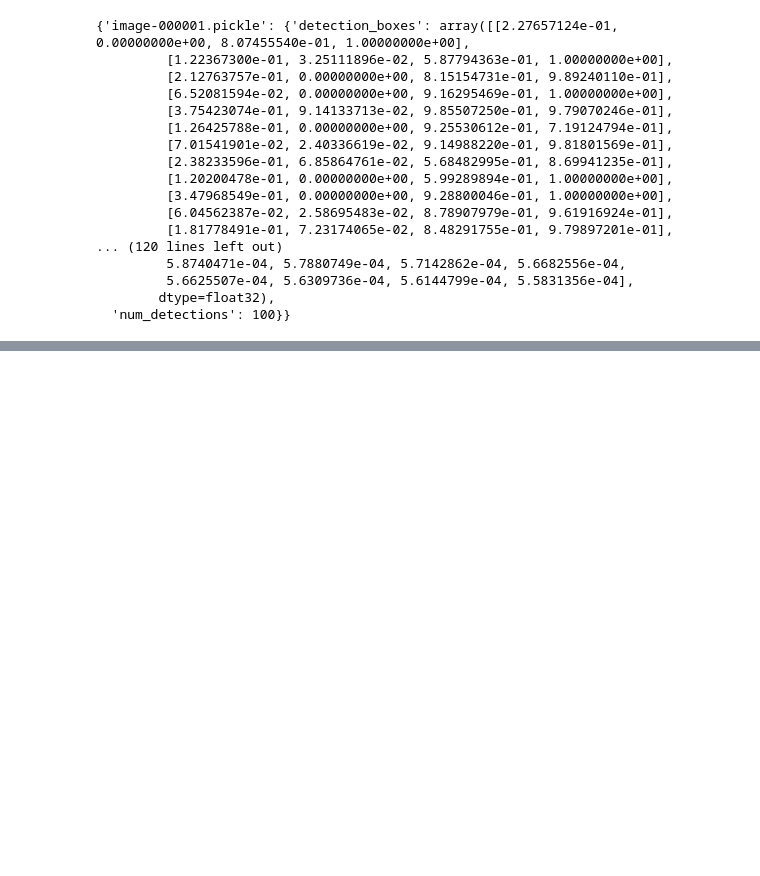
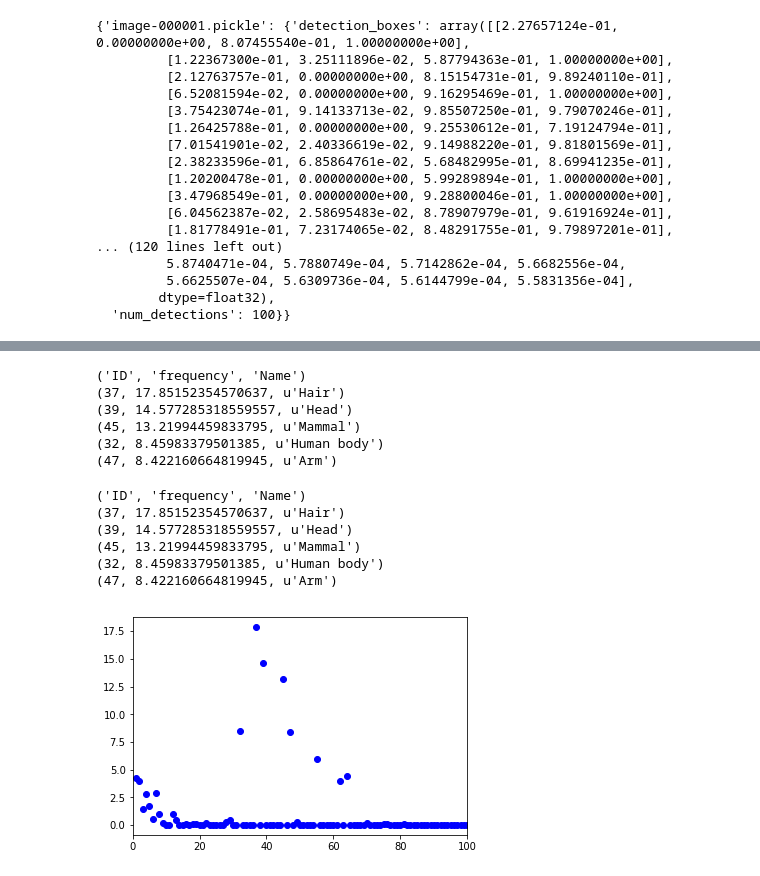
Before and after one commit to qoo/models, a Jupyter notebook: research/object_detection/od_video_analysis_v1.ipynb, the cells around one changed output, grey strips where cells are left out. Cells and saved outputs as stored; diff of their text form; code cells hidden in the pictures; blank space fills up the shorter version.

```diff
--- a/research/object_detection/od_video_analysis_v1.ipynb
+++ b/research/object_detection/od_video_analysis_v1.ipynb
@@ -97,0 +307,15 @@ for folder in sorted(os.listdir(input_dir)):
+# %%
+def plot_class(od_dir, results, NUM_CLASSES, topN=5, out_path=''):
+    results[od_dir]['Words']
+    total_cnt = 0
+#     for cnt in results[od_dir]['Words'].values():
+#         total_cnt += cnt
+    total_cnt = sum(results[od_dir]['Words'].values())
+    xx = [x+1 for x in range(NUM_CLASSES)]
+    yy = [results[od_dir]['Words'][x+1]*100.0/total_cnt   for x in range(NUM_CLASSES)  ]
+    plt.xlim(0, 547);
+    # plt.ylim(0, 1.0);
+    plt.plot(xx, yy, 'ob');
+    print_topN(od_dir, results, topN)
+    if out_path:
+        plt.savefig(out_path, transparent=False, dpi = 300)
@@ -97,0 +366,16 @@ for folder in sorted(os.listdir(input_dir)):
+# %%
+wordsFreqDict=results[od_dir]['Words']
+# Create a list of tuples sorted by index 1 i.e. value field
+listofTuples = sorted(wordsFreqDict.items() ,  key=lambda x: x[1], reverse=True)
+# Iterate over the sorted sequence
+total_cnt = sum(results[od_dir]['Words'].values())
+print('ID', 'frequency', 'Name' )
+for elem in listofTuples[0:5] :
+    print(elem[0] , elem[1]*100.0/total_cnt, category_index[elem[0]]['name'] )
+# %% [output]
+('ID', 'frequency', 'Name')
+(37, 17.85152354570637, u'Hair')
+(39, 14.577285318559557, u'Head')
+(45, 13.21994459833795, u'Mammal')
+(32, 8.45983379501385, u'Human body')
+(47, 8.422160664819945, u'Arm')
@@ -97,0 +394,11 @@ for folder in sorted(os.listdir(input_dir)):
+# %%
+od_dir = 'od_infrence_1252812627'  # g1
+plot_class(od_dir, results, NUM_CLASSES)
+# %% [output]
+('ID', 'frequency', 'Name')
+(37, 17.85152354570637, u'Hair')
+(39, 14.577285318559557, u'Head')
+(45, 13.21994459833795, u'Mammal')
+(32, 8.45983379501385, u'Human body')
+(47, 8.422160664819945, u'Arm')
+[figure, added]
```
Also changed, not shown: parts of 56 cells of this notebook, 5 other files.
